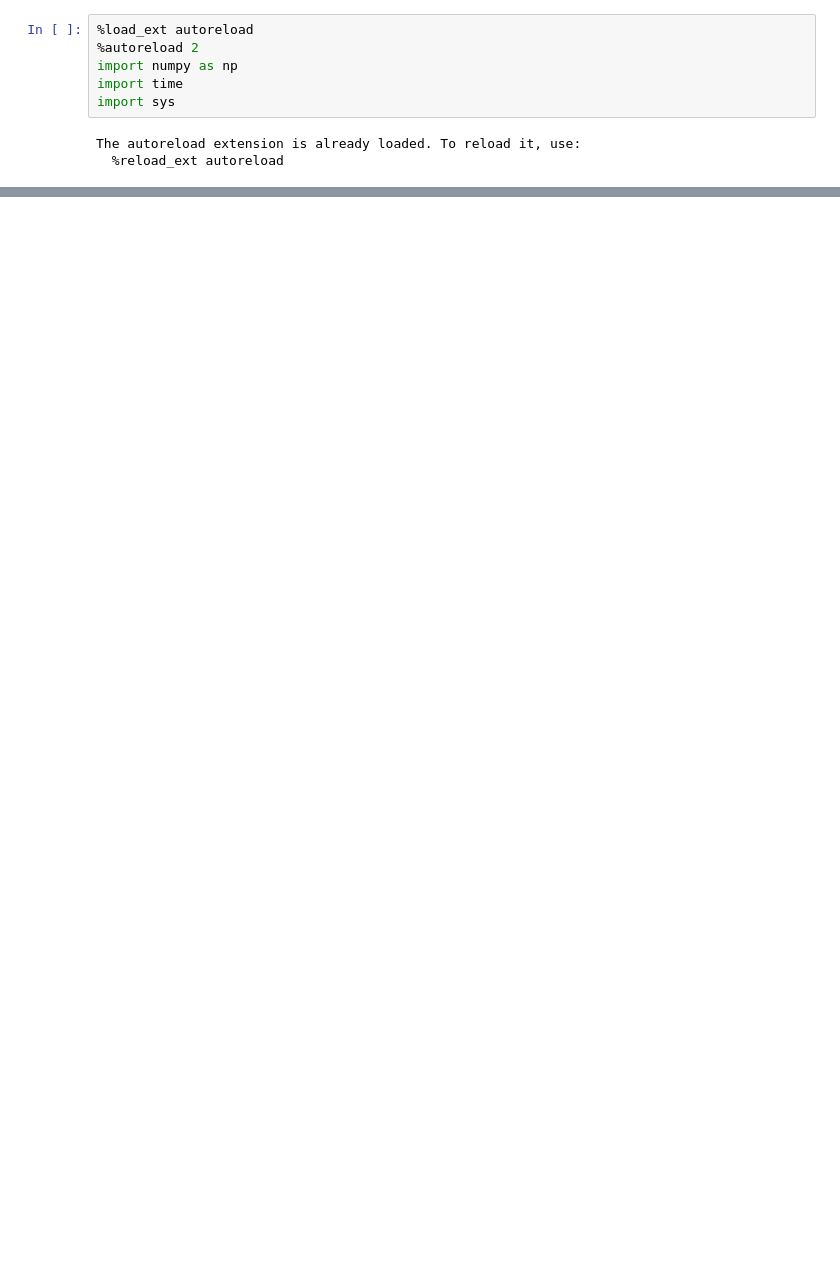
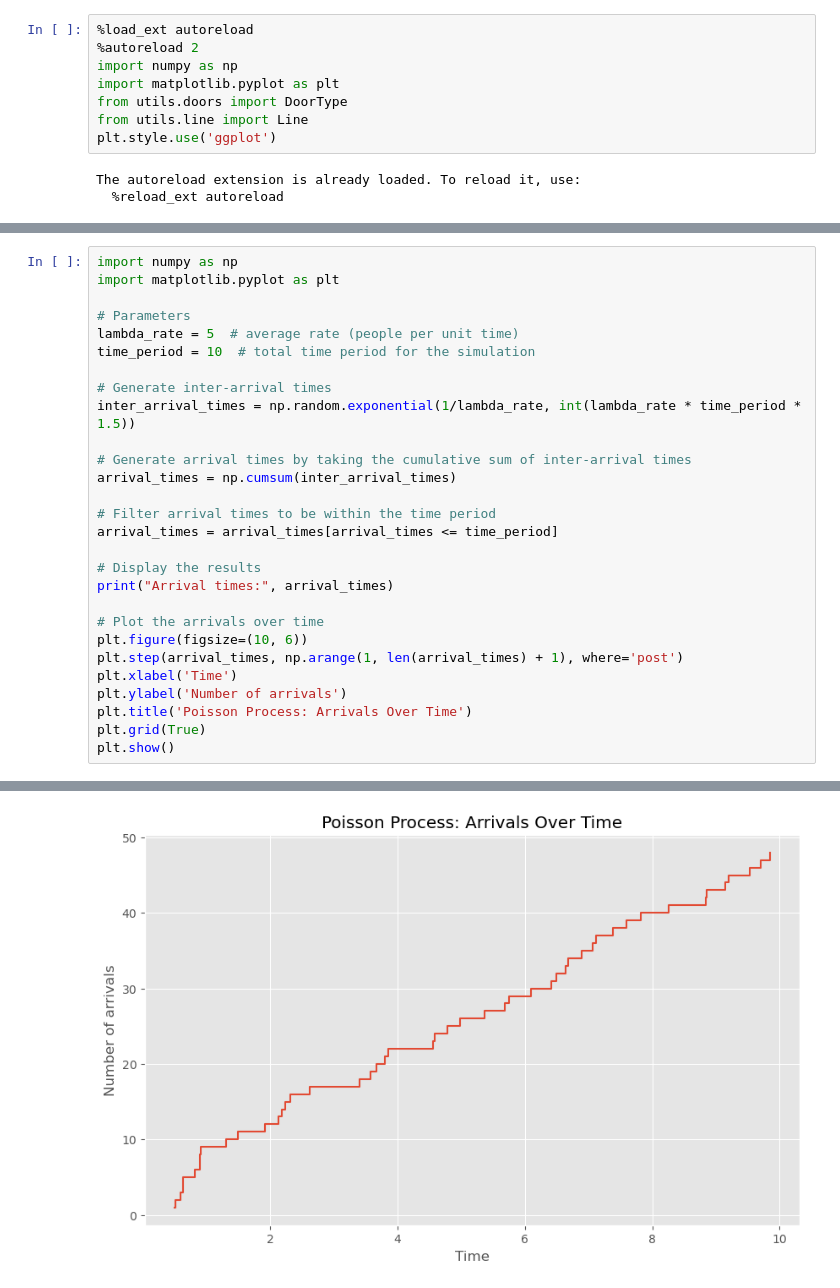
Before and after one commit to Mr-Wonderfool/Queueing-Theory-Application, a Jupyter notebook: models/SingleLineSimulation.ipynb, the cells around one changed output, grey strips where cells are left out. Cells and saved outputs as stored; diff of their text form; blank space fills up the shorter version.

```diff
--- a/models/SingleLineSimulation.ipynb
+++ b/models/SingleLineSimulation.ipynb
@@ -2,8 +5,10 @@
 %load_ext autoreload
 %autoreload 2
 import numpy as np
-import time
-import sys
+import matplotlib.pyplot as plt
+from utils.doors import DoorType
+from utils.line import Line
+plt.style.use('ggplot')
 # %% [output]
 The autoreload extension is already loaded. To reload it, use:
   %reload_ext autoreload
@@ -111,0 +36,29 @@ KeyboardInterrupt:
+# %%
+import numpy as np
+import matplotlib.pyplot as plt
+
+# Parameters
+lambda_rate = 5  # average rate (people per unit time)
+time_period = 10  # total time period for the simulation
+
+# Generate inter-arrival times
+inter_arrival_times = np.random.exponential(1/lambda_rate, int(lambda_rate * time_period * 1.5))
+
+# Generate arrival times by taking the cumulative sum of inter-arrival times
+arrival_times = np.cumsum(inter_arrival_times)
+
+# Filter arrival times to be within the time period
+arrival_times = arrival_times[arrival_times <= time_period]
+
+# Display the results
+print("Arrival times:", arrival_times)
+
+# Plot the arrivals over time
+plt.figure(figsize=(10, 6))
+plt.step(arrival_times, np.arange(1, len(arrival_times) + 1), where='post')
+plt.xlabel('Time')
+plt.ylabel('Number of arrivals')
+plt.title('Poisson Process: Arrivals Over Time')
+plt.grid(True)
+plt.show()
+# %% [output]
@@ -111,0 +73 @@ KeyboardInterrupt:
+[figure, added]
```
Also changed, not shown: parts of 11 cells of this notebook, 19 other files.
